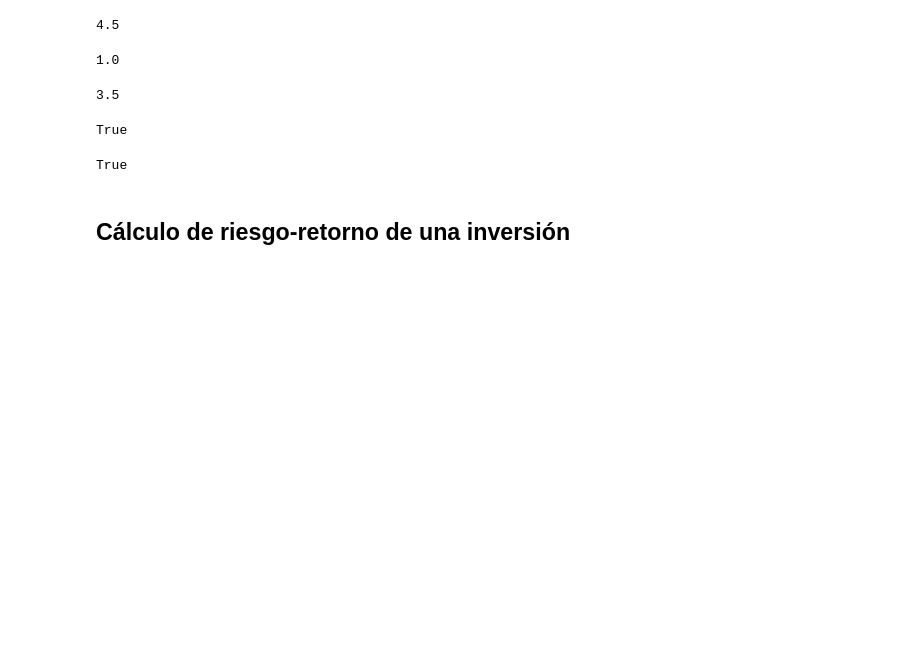
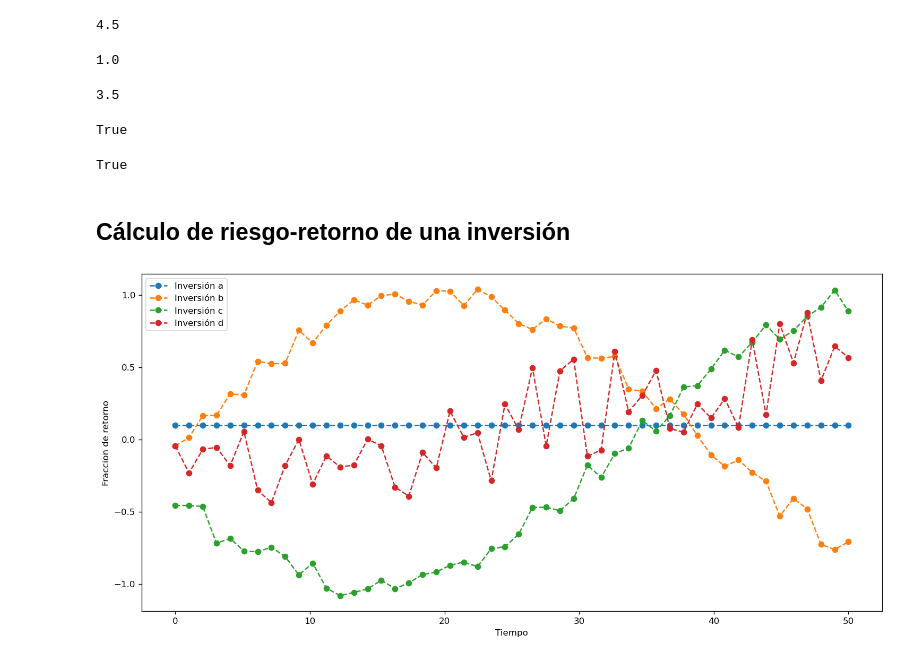
Before and after one commit to chris-mlvz/cursoAlgebraLinealVectores, a Jupyter notebook: desviacion_estandar_y_angulos.ipynb, the cells around one changed output. Drawn from its saved outputs; the diff is of its cells as text; code cells hidden in the pictures; blank space fills up the shorter version.

```diff
--- a/desviacion_estandar_y_angulos.ipynb
+++ b/desviacion_estandar_y_angulos.ipynb
@@ -62,0 +66,17 @@ True
+# %%
+a = np.array([0.1 for i in range(50)])
+b = np.sin(np.linspace(0,4,50)) + np.random.uniform(-0.1,0.1,50)
+c = np.cos(np.linspace(2,6,50)) + np.random.uniform(-0.1,0.1,50)
+d = [i - np.random.uniform(0,0.8) for i in np.linspace(0,1,50)]
+# %%
+fig, ax = plt.subplots(1,1,figsize=(15,7),dpi=120)
+ax.plot(np.linspace(0,50,50),a, marker='o', linestyle='dashed',label='Inversión a')
+ax.plot(np.linspace(0,50,50),b, marker='o', linestyle='dashed',label='Inversión b')
+ax.plot(np.linspace(0,50,50),c, marker='o', linestyle='dashed',label='Inversión c')
+ax.plot(np.linspace(0,50,50),d, marker='o', linestyle='dashed',label='Inversión d')
+ax.set_xlabel('Tiempo')
+ax.set_ylabel('Fraccion de retorno')
+ax.legend()
+plt.show()
+# %% [output]
+[figure, added]
```
Also changed, not shown: parts of 10 cells of this notebook.
